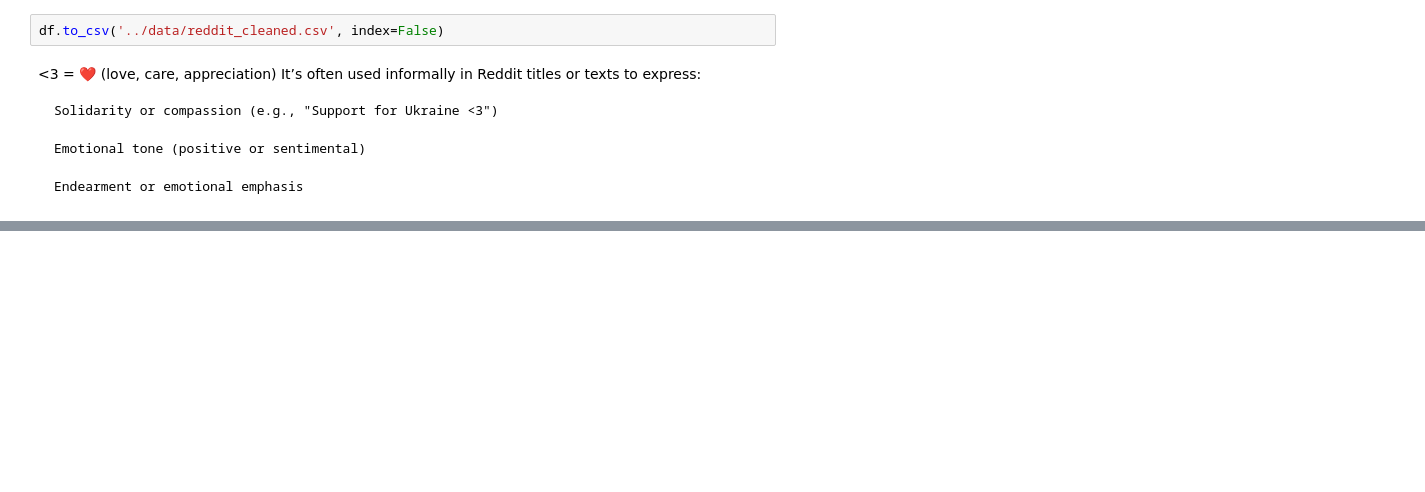
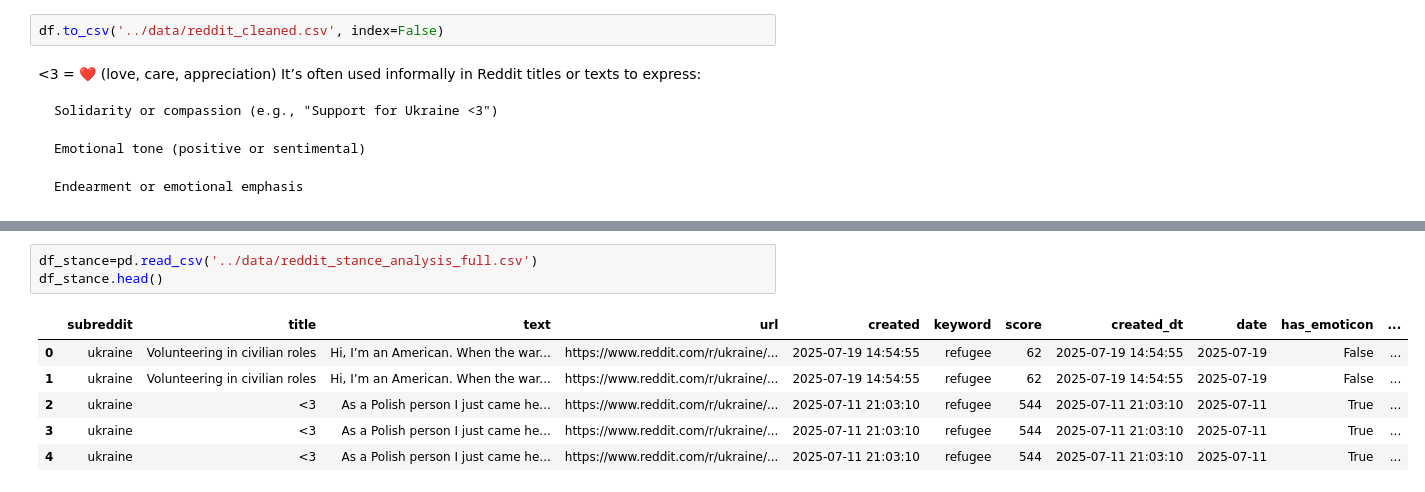
Before and after one commit to AnnaVerbytska/Migration_Sentiment, a Jupyter notebook: notebooks/eda.ipynb, the cells around one changed output, grey strips where cells are left out. Saved outputs shown, nothing was run; the diff lists cells and outputs as text; blank space fills up the shorter version.

```diff
--- a/notebooks/eda.ipynb
+++ b/notebooks/eda.ipynb
@@ -378,0 +419,10 @@ Passing `palette` without assigning `hue` is deprecated and will be removed in v
+# %%
+df_stance=pd.read_csv('../data/reddit_stance_analysis_full.csv')
+df_stance.head()
+# %% [output]
+|  | subreddit | title | text | url | created | keyword | score | created_dt | date | has_emoticon | ... |
+| 0 | ukraine | Volunteering in civilian roles | Hi, I’m an American. When the war... | https://www.reddit.com/r/ukraine/... | 2025-07-19 14:54:55 | refugee | 62 | 2025-07-19 14:54:55 | 2025-07-19 | False | ... |
+| 1 | ukraine | Volunteering in civilian roles | Hi, I’m an American. When the war... | https://www.reddit.com/r/ukraine/... | 2025-07-19 14:54:55 | refugee | 62 | 2025-07-19 14:54:55 | 2025-07-19 | False | ... |
+| 2 | ukraine | <3 | As a Polish person I just came he... | https://www.reddit.com/r/ukraine/... | 2025-07-11 21:03:10 | refugee | 544 | 2025-07-11 21:03:10 | 2025-07-11 | True | ... |
+| 3 | ukraine | <3 | As a Polish person I just came he... | https://www.reddit.com/r/ukraine/... | 2025-07-11 21:03:10 | refugee | 544 | 2025-07-11 21:03:10 | 2025-07-11 | True | ... |
+| 4 | ukraine | <3 | As a Polish person I just came he... | https://www.reddit.com/r/ukraine/... | 2025-07-11 21:03:10 | refugee | 544 | 2025-07-11 21:03:10 | 2025-07-11 | True | ... |
```
Also changed, not shown: parts of 5 cells of this notebook, 2 other files.
